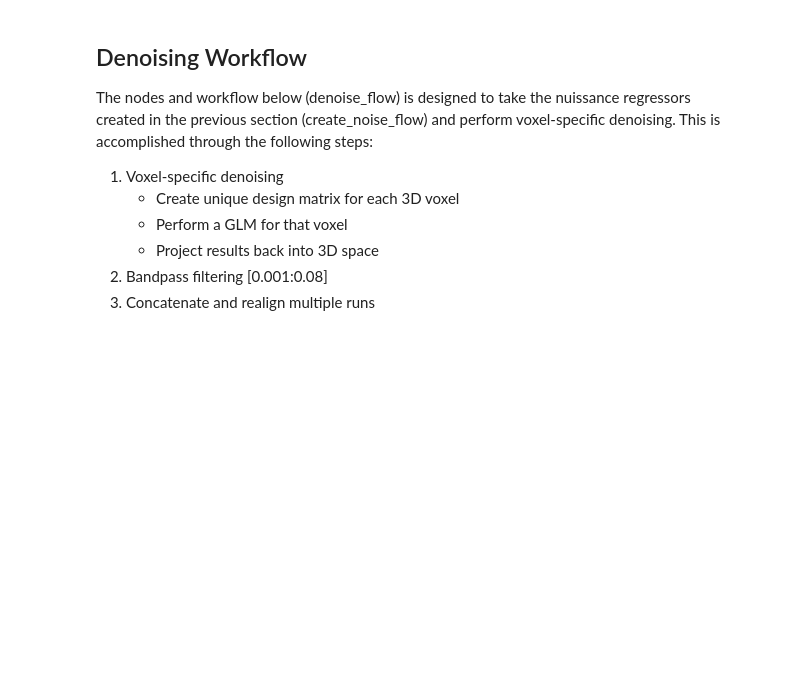
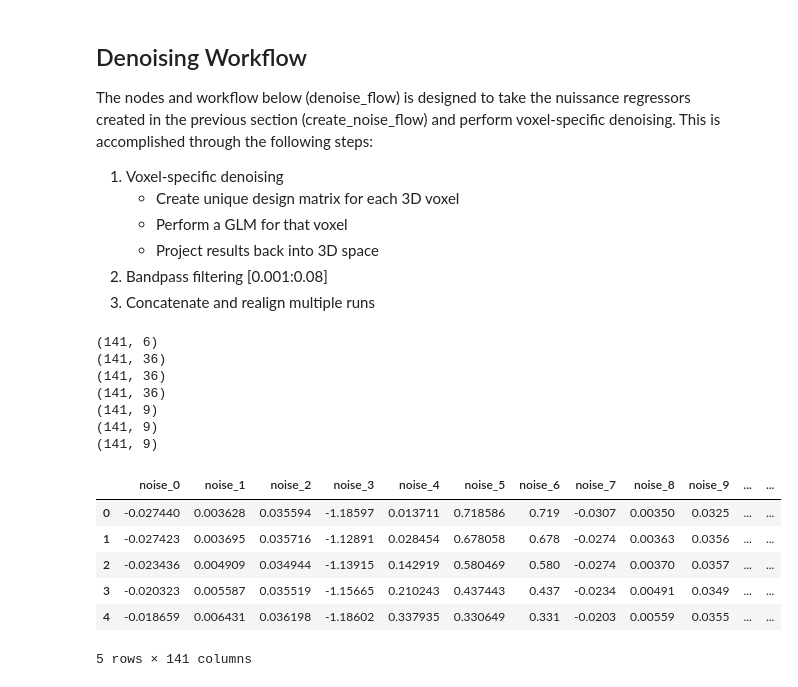
Before and after one commit to catcamacho/infant_rest, a Jupyter notebook: motion_DM/preprocessing_new.ipynb, the cells around one changed output. Saved outputs shown, nothing was run; the diff lists cells and outputs as text; code cells hidden in the pictures; blank space fills up the shorter version.

```diff
--- a/motion_DM/preprocessing_new.ipynb
+++ b/motion_DM/preprocessing_new.ipynb
@@ -521,20 +506,25 @@ select_voxel_wise_noise=Node(DataGrabber())
 # %%
-def org_shared_noise(motion_files, mean_func_components):
+def org_shared_noise(motion, leadlagmotion, leadlagderivsmotion, leadlagderivs_squaremotion, wmcsf, session, mean_func_components):
     from nipype import config, logging
     config.enable_debug_mode()
     logging.update_logging(config)
-    from numpy import genfromtxt, concatenate
+    from numpy import loadtxt, concatenate
+    from pandas import DataFrame
 
     noise_list = []
-    for file in motion files:
-        with open(file) as f:
-            mo = genfromtxt(file,dtype=float)
-            length_of_file = mo.shape[0]
-            noise_list.append(mo)
+    for file in [motion, leadlagmotion, leadlagderivsmotion, leadlagderivs_squaremotion]:
+        mo = loadtxt(file, dtype=float, comments=None)
+        length_of_file = mo.shape[0]
+        noise_list.append(mo)
+    for file in [wmcsf, session]:
+        mo = loadtxt(file,dtype=float, skiprows=1, comments=None)
+        length_of_file = mo.shape[0]
+        noise_list.append(mo)
 
-    mean_func_noise = genfromtxt(mean_func_components)
+    mean_func_noise = loadtxt(mean_func_components,skiprows=1, comments=None)
     mean_func_noise_trim = mean_func_noise[:length_of_file,:]
-    shared_noise_data = concatenate(noise_list+mean_func_noise_trim,axis=1)
+    noise_list.append(mean_func_noise_trim)
+    shared_noise_data = concatenate(noise_list,axis=1)
 
     col_names = ['noise_{0}'.format(a) for a in range(0,shared_noise_data.shape[1])]
 
@@ -552,4 +542,4 @@ def voxelwise_glm(func,shared_noise,mean_func,voxel_wise_noise,mask):
 
 
 
-    return(beta_weights,sample_design_mat,denoised_func)
+    return(weights,pvals,sample_design_df,denoised_func)
@@ -578,0 +546,29 @@ for x in range(0,func_data.shape[0]):
+# %%
+motion='/Users/catcamacho/Dropbox/temp/babies_20191010/_prep_motion0/rest_moco.nii.gz.par'
+leadlagmotion='/Users/catcamacho/Dropbox/temp/babies_20191010/_prep_motion0/leadlag.txt'
+leadlagderivsmotion='/Users/catcamacho/Dropbox/temp/babies_20191010/_prep_motion0/derivsleadlag.txt'
+leadlagderivs_squaremotion='/Users/catcamacho/Dropbox/temp/babies_20191010/_prep_motion0/derivssqleadlag.txt'
+wmcsf='/Users/catcamacho/Dropbox/temp/babies_20191010/_comp_wmcsf_noise0/components.txt'
+session='/Users/catcamacho/Dropbox/temp/babies_20191010/_comp_session_noise0/components.txt'
+mean_func_components='/Users/catcamacho/Dropbox/temp/babies_20191010/mean_func/components.txt'
+
+shared_noise = org_shared_noise(motion, leadlagmotion, leadlagderivsmotion, leadlagderivs_squaremotion, wmcsf, session, mean_func_components)
+func = '/Users/catcamacho/Dropbox/temp/babies_20191010/_trim0/realigned_func.nii.gz'
+mean_func = '/Users/catcamacho/Dropbox/temp/babies_20191010/mean_func/mean_funcs.nii.gz'
+mask = '/Users/catcamacho/Box/SNAP/BABIES/templates/6mo_T2w_template_2mm_mask.nii.gz'
+shared_noise.head()
+# %% [output]
+(141, 6)
+(141, 36)
+(141, 36)
+(141, 36)
+(141, 9)
+(141, 9)
+(141, 9)
+|  | noise_0 | noise_1 | noise_2 | noise_3 | noise_4 | noise_5 | noise_6 | noise_7 | noise_8 | noise_9 | ... | ... |
+| 0 | -0.027440 | 0.003628 | 0.035594 | -1.18597 | 0.013711 | 0.718586 | 0.719 | -0.0307 | 0.00350 | 0.0325 | ... | ... |
+| 1 | -0.027423 | 0.003695 | 0.035716 | -1.12891 | 0.028454 | 0.678058 | 0.678 | -0.0274 | 0.00363 | 0.0356 | ... | ... |
+| 2 | -0.023436 | 0.004909 | 0.034944 | -1.13915 | 0.142919 | 0.580469 | 0.580 | -0.0274 | 0.00370 | 0.0357 | ... | ... |
+| 3 | -0.020323 | 0.005587 | 0.035519 | -1.15665 | 0.210243 | 0.437443 | 0.437 | -0.0234 | 0.00491 | 0.0349 | ... | ... |
+| 4 | -0.018659 | 0.006431 | 0.036198 | -1.18602 | 0.337935 | 0.330649 | 0.331 | -0.0203 | 0.00559 | 0.0355 | ... | ... |
+5 rows × 141 columns
```
Also changed, not shown: parts of 9 cells of this notebook.
